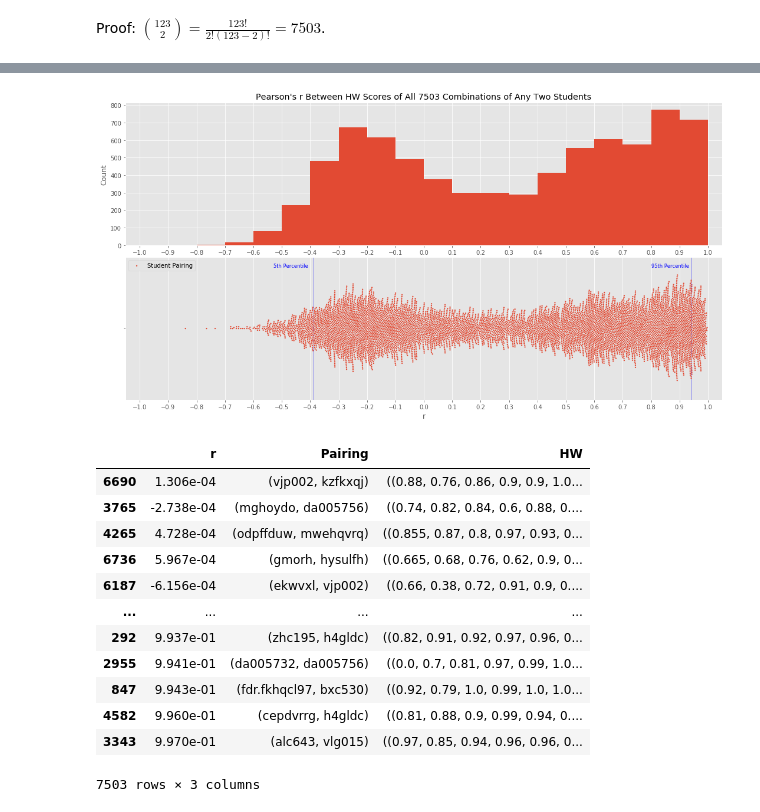
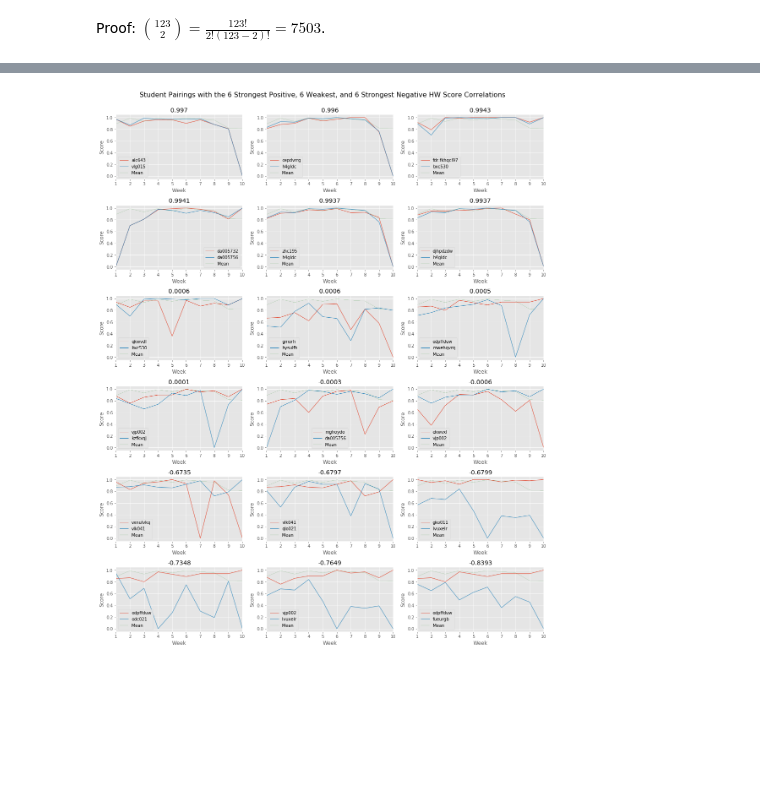
Before and after one commit to dleestat/grades, a Jupyter notebook: Grades.ipynb, the cells around one changed output, grey strips where cells are left out. Drawn from its saved outputs; the diff is of its cells as text; code cells hidden in the pictures; blank space fills up the shorter version.

Commit message:
Add Correlation Graphs

```diff
--- a/Grades.ipynb
+++ b/Grades.ipynb
@@ -215,47 +283,29 @@ df_hw
+# %%
+select = 6
+rpos  = df_hw[:select]
+rneg  = df_hw[-select:]
+rzero = df_hw.assign(ab=abs(df_hw['r'])).sort_values('ab').drop('ab',axis=1)[:select].sort_values('r',ascending=False)
+rs    = rpos.append(rzero).append(rneg)
+
+plt.figure(figsize=(15, rs.shape[0]))
+plt.suptitle('Student Pairings with the 6 Strongest Positive, 6 Weakest, and 6 Strongest Negative HW Score Correlations', size=16, y=1.02)
+for pairing in range(rs.shape[0]):
+    pair = rs.iloc[pairing]
+    plt.subplot(rs.shape[0]/3,3,pairing+1)
+    plt.plot(weeks, pair['HW'][0], lw=1, label=pair['Pairing'][0])
+    plt.plot(weeks, pair['HW'][1], lw=1, label=pair['Pairing'][1])
+    plt.plot(weeks, averages, 'g', lw=.15, label='Mean')
+
+    plt.title(round(pair['r'],4))
+    plt.xlabel('Week')
+    plt.ylabel('Score')
+    plt.axis([1,10,-.05,1.05])
+    plt.xticks(range(1,11))
+    plt.legend()
+
+plt.tight_layout()
+# %% [output]
+[figure, added]
 # %%
 # hw = df_hw.loc[df_hw.Pairing==(a,b),'HW'].item()
 # plt.plot(weeks, hw[0], weeks, hw[1])
-# %%
-plt.figure(figsize=(15,8))
-rrange = [-1.05,1.05]
-rticks = np.arange(-1,1.1,.1)
-
-plt.subplot(211)
-plt.title("Pearson's r Between HW Scores of All {} Combinations of Any Two Students".format(pairs))
-plt.hist(df_hw['r'], bins=rticks)
-plt.ylabel('Count')
-plt.xlim(rrange)
-plt.xticks(rticks)
-
-plt.subplot(212)
-plt.xlabel("Pearson's r Between HW Scores of a Student Pairing")
-sns.swarmplot(df_hw['r'], size=2.3, label='Student Pairing')
-plt.xlim(rrange)
-plt.xticks(rticks)
-plt.legend()
-
-percentiles = [5,95]
-for i, percentile in enumerate(np.percentile(df_hw['r'], percentiles)):
-    plt.axvline(percentile, c='b', lw=.5)
-    plt.text(percentile-.14, -.43, '{}th Percentile'.format(percentiles[i]), color='b', size='small')
-
-plt.tight_layout(h_pad=0)
-# %% [output]
-[figure, removed]
-# %%
-rzero = df_hw.assign(ab = abs(df_hw['r'])).sort_values('ab').drop('ab',axis=1)
-rzero
-# %% [output]
-|  | r | Pairing | HW |
-| 6690 | 1.306e-04 | (vjp002, kzfkxqj) | ((0.88, 0.76, 0.86, 0.9, 0.9, 1.0... |
-| 3765 | -2.738e-04 | (mghoydo, da005756) | ((0.74, 0.82, 0.84, 0.6, 0.88, 0.... |
-| 4265 | 4.728e-04 | (odpffduw, mwehqvrq) | ((0.855, 0.87, 0.8, 0.97, 0.93, 0... |
-| 6736 | 5.967e-04 | (gmorh, hysulfh) | ((0.665, 0.68, 0.76, 0.62, 0.9, 0... |
-| 6187 | -6.156e-04 | (ekwvxl, vjp002) | ((0.66, 0.38, 0.72, 0.91, 0.9, 0.... |
-| ... | ... | ... | ... |
-| 292 | 9.937e-01 | (zhc195, h4gldc) | ((0.82, 0.91, 0.92, 0.97, 0.96, 0... |
-| 2955 | 9.941e-01 | (da005732, da005756) | ((0.0, 0.7, 0.81, 0.97, 0.99, 1.0... |
-| 847 | 9.943e-01 | (fdr.fkhqcl97, bxc530) | ((0.92, 0.79, 1.0, 0.99, 1.0, 1.0... |
-| 4582 | 9.960e-01 | (cepdvrrg, h4gldc) | ((0.81, 0.88, 0.9, 0.99, 0.94, 0.... |
-| 3343 | 9.970e-01 | (alc643, vlg015) | ((0.97, 0.85, 0.94, 0.96, 0.96, 0... |
-7503 rows × 3 columns
```
Also changed, not shown: parts of 8 cells of this notebook.
